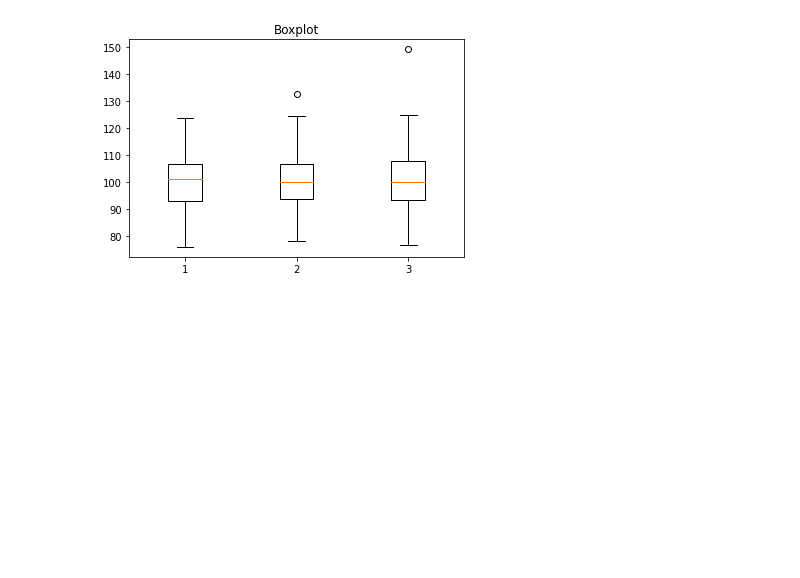
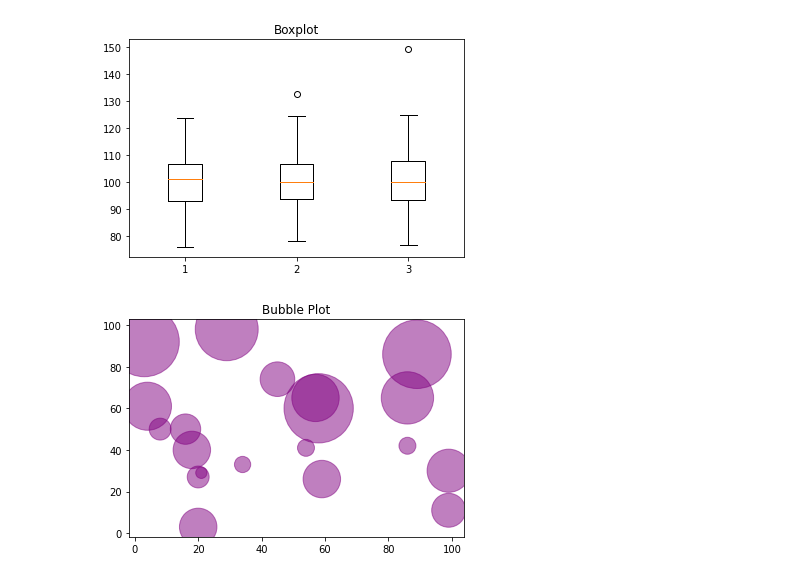
Before and after one commit to steffincodes/googlecolabnotbooks, a Jupyter notebook: Matplotlib101.ipynb, the cells around one changed output. Drawn from its saved outputs; the diff is of its cells as text; code cells hidden in the pictures; blank space fills up the shorter version.

Commit message:
🧋 Bubble Chart

```diff
--- a/Matplotlib101.ipynb
+++ b/Matplotlib101.ipynb
@@ -377,3 +377,12 @@ plt.boxplot(data)
 plt.title('Boxplot');
 # %% [output]
 [figure]
+# %%
+import matplotlib.pyplot as plt
+import numpy as np
+x,y,z = np.random.randint(100,size=(3,20))
+
+plt.scatter(x,y,z*z/2,'purple',alpha=0.5)
+plt.title('Bubble Plot');
+# %% [output]
+[figure, added]
```
